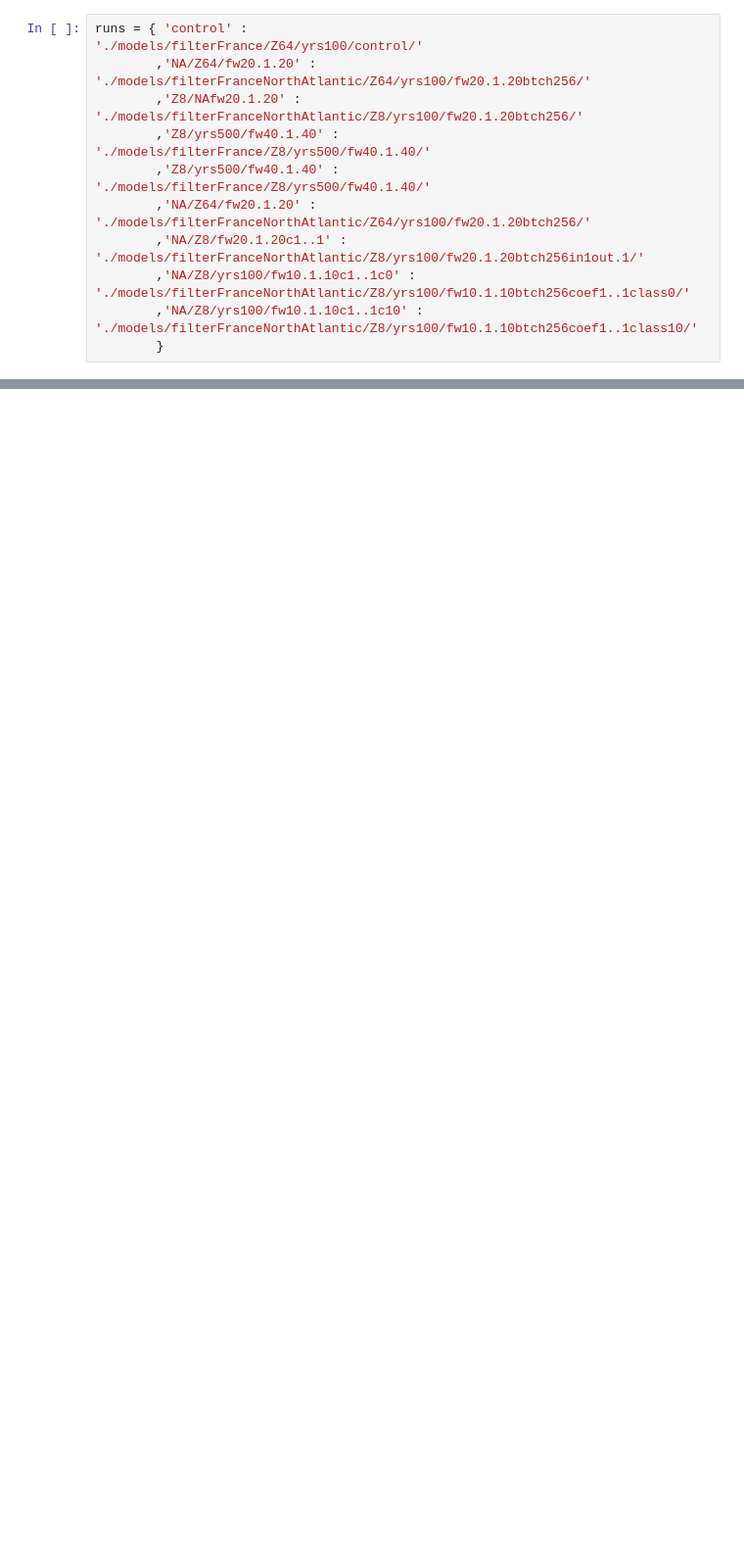
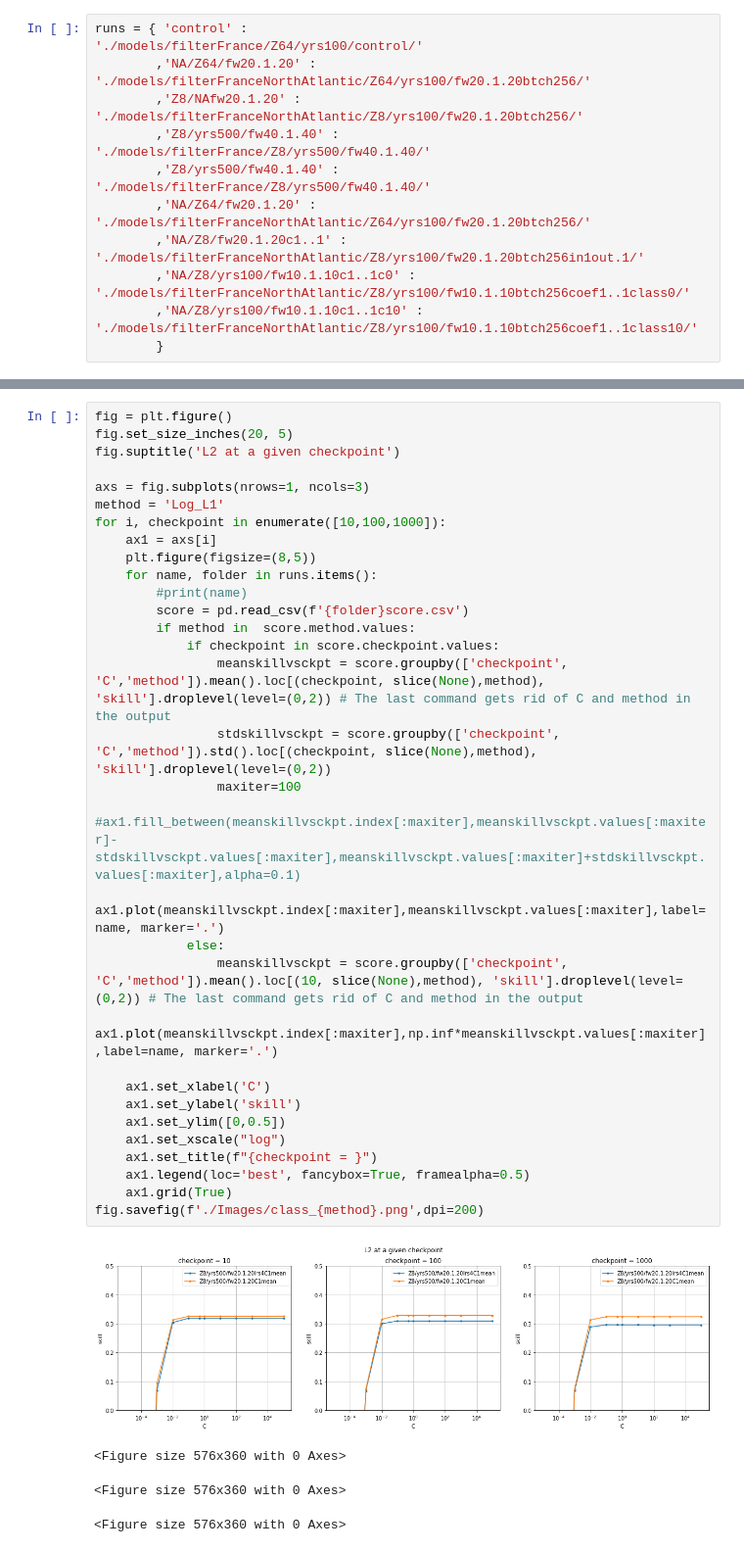
Before and after one commit to georgemilosh/Climate-Learning, a Jupyter notebook: VAE/score.ipynb, the cells around one changed output, grey strips where cells are left out. Shown at 98% size. Saved outputs shown, nothing was run; the diff lists cells and outputs as text; blank space fills up the shorter version.

```diff
--- a/VAE/score.ipynb
+++ b/VAE/score.ipynb
@@ -246,3 +287,40 @@ fig.savefig('./Images/class_L2.png',dpi=200)
 <Figure size 576x360 with 0 Axes>
 <Figure size 576x360 with 0 Axes>
 <Figure size 576x360 with 0 Axes>
+# %%
+fig = plt.figure()
+fig.set_size_inches(20, 5)
+fig.suptitle('L2 at a given checkpoint')
+
+axs = fig.subplots(nrows=1, ncols=3)
+method = 'Log_L1'
+for i, checkpoint in enumerate([10,100,1000]):
+    ax1 = axs[i]
+    plt.figure(figsize=(8,5))
+    for name, folder in runs.items():
+        #print(name)
+        score = pd.read_csv(f'{folder}score.csv')
+        if method in  score.method.values:
+            if checkpoint in score.checkpoint.values:
+                meanskillvsckpt = score.groupby(['checkpoint', 'C','method']).mean().loc[(checkpoint, slice(None),method), 'skill'].droplevel(level=(0,2)) # The last command gets rid of C and method in the output
+                stdskillvsckpt = score.groupby(['checkpoint', 'C','method']).std().loc[(checkpoint, slice(None),method), 'skill'].droplevel(level=(0,2))
+                maxiter=100
+                #ax1.fill_between(meanskillvsckpt.index[:maxiter],meanskillvsckpt.values[:maxiter]-stdskillvsckpt.values[:maxiter],meanskillvsckpt.values[:maxiter]+stdskillvsckpt.values[:maxiter],alpha=0.1)
+                ax1.plot(meanskillvsckpt.index[:maxiter],meanskillvsckpt.values[:maxiter],label=name, marker='.')
+            else:
+                meanskillvsckpt = score.groupby(['checkpoint', 'C','method']).mean().loc[(10, slice(None),method), 'skill'].droplevel(level=(0,2)) # The last command gets rid of C and method in the output
+                ax1.plot(meanskillvsckpt.index[:maxiter],np.inf*meanskillvsckpt.values[:maxiter],label=name, marker='.')
+
+    ax1.set_xlabel('C')
+    ax1.set_ylabel('skill')
+    ax1.set_ylim([0,0.5])
+    ax1.set_xscale("log")
+    ax1.set_title(f"{checkpoint = }")
+    ax1.legend(loc='best', fancybox=True, framealpha=0.5)
+    ax1.grid(True)
+fig.savefig(f'./Images/class_{method}.png',dpi=200)
+# %% [output]
+[figure, added]
+<Figure size 576x360 with 0 Axes>
+<Figure size 576x360 with 0 Axes>
+<Figure size 576x360 with 0 Axes>
```
Also changed, not shown: parts of 9 cells of this notebook, 4 other files.
